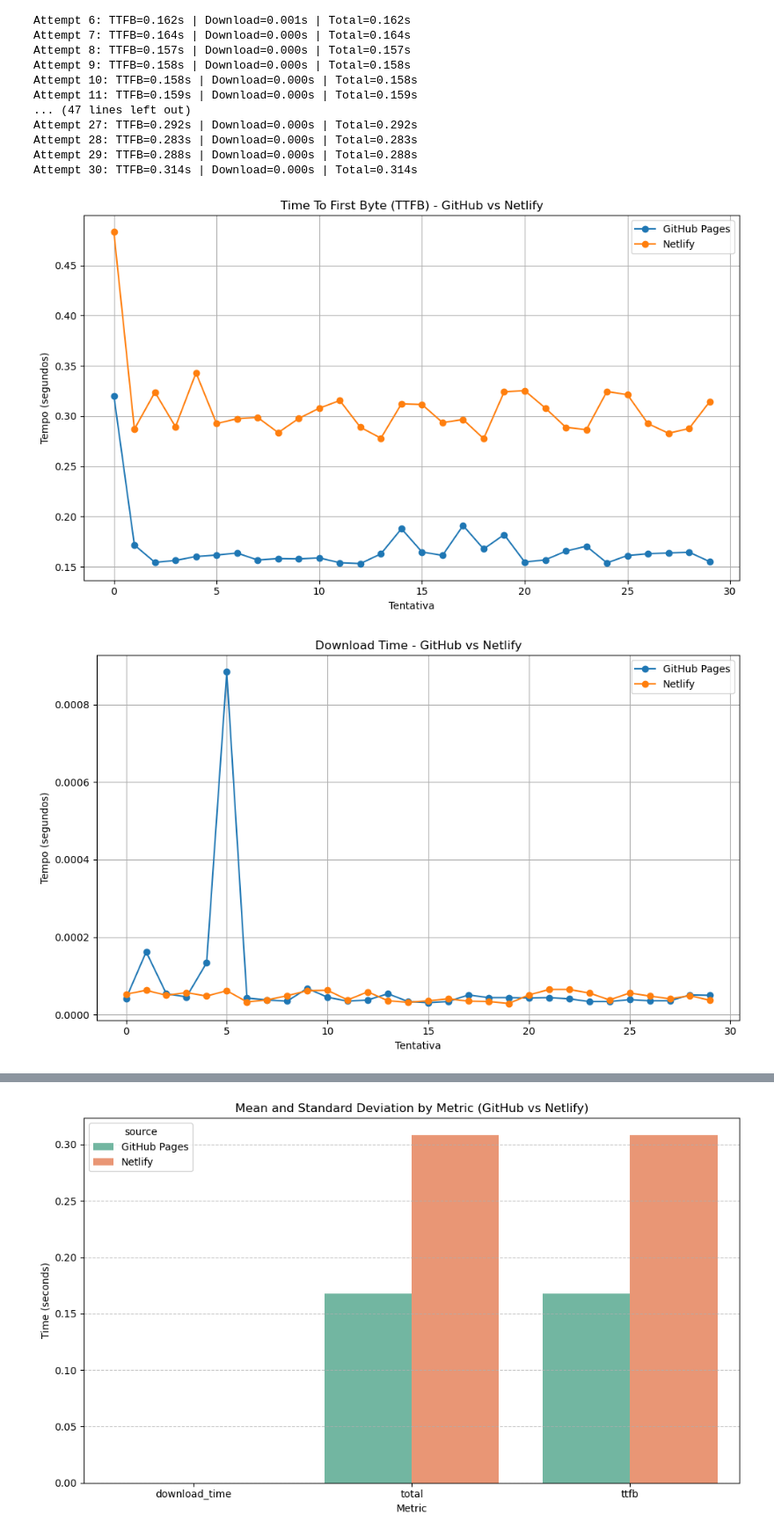
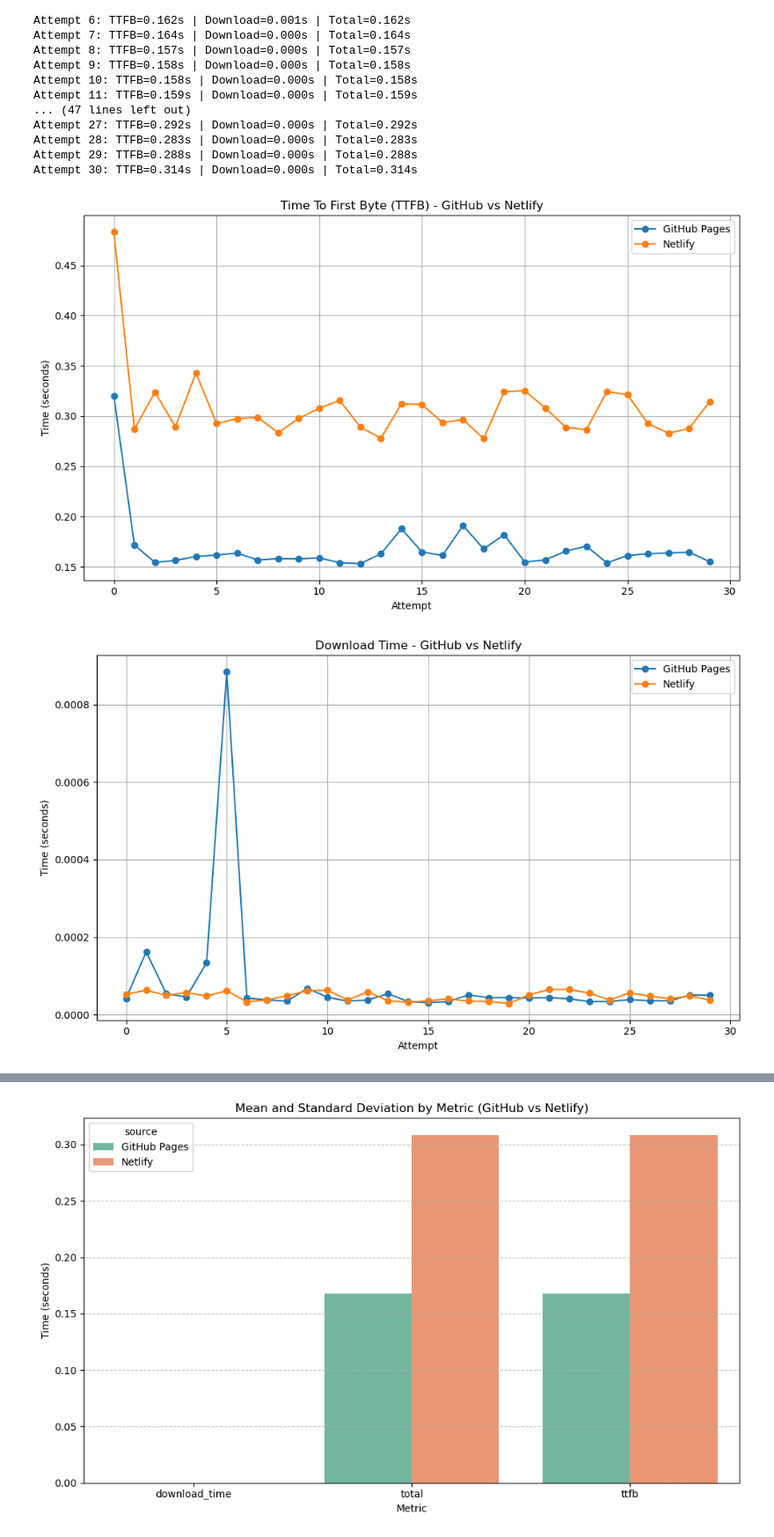
Before and after one commit to jesseburlamaque/shp2leaflet, a Jupyter notebook: latency_benckmark_app_v2.ipynb, the cells around one changed output, grey strips where cells are left out. Shown at 88% size. Drawn from its saved outputs; the diff is of its cells as text; code cells hidden in the pictures.

Commit message:
update graphs

```diff
--- a/latency_benckmark_app_v2.ipynb
+++ b/latency_benckmark_app_v2.ipynb
@@ -93,25 +93,25 @@ Attempt 28: TTFB=0.283s | Download=0.000s | Total=0.283s
 Attempt 29: TTFB=0.288s | Download=0.000s | Total=0.288s
 Attempt 30: TTFB=0.314s | Download=0.000s | Total=0.314s
 # %%
-# Plotar cada métrica
-metricas = {
+# Plot each metric
+metrics = {
     "ttfb": "Time To First Byte (TTFB)",
     "download_time": "Download Time",
     "total": "Total Response Time"
 }
 
-for metrica, titulo in metricas.items():
+for metric, title in metrics.items():
     plt.figure(figsize=(10, 6))
     for name in results:
-        valores = [v for v in results[name][metrica] if v is not None]
-        plt.plot(valores, label=name, marker='o')
-    plt.title(titulo + " - GitHub vs Netlify")
-    plt.xlabel("Tentativa")
-    plt.ylabel("Tempo (segundos)")
+        values = [v for v in results[name][metric] if v is not None]
+        plt.plot(values, label=name, marker='o')
+    plt.title(f"{title} - GitHub vs Netlify")
+    plt.xlabel("Attempt")
+    plt.ylabel("Time (seconds)")
     plt.grid(True)
     plt.legend()
     plt.tight_layout()
     plt.show()
 # %% [output]
-[figure, old version]
+[figure, new version]
-[figure, old version]
+[figure, new version]
```
Also changed, not shown: parts of 1 cell of this notebook, 3 other files.
